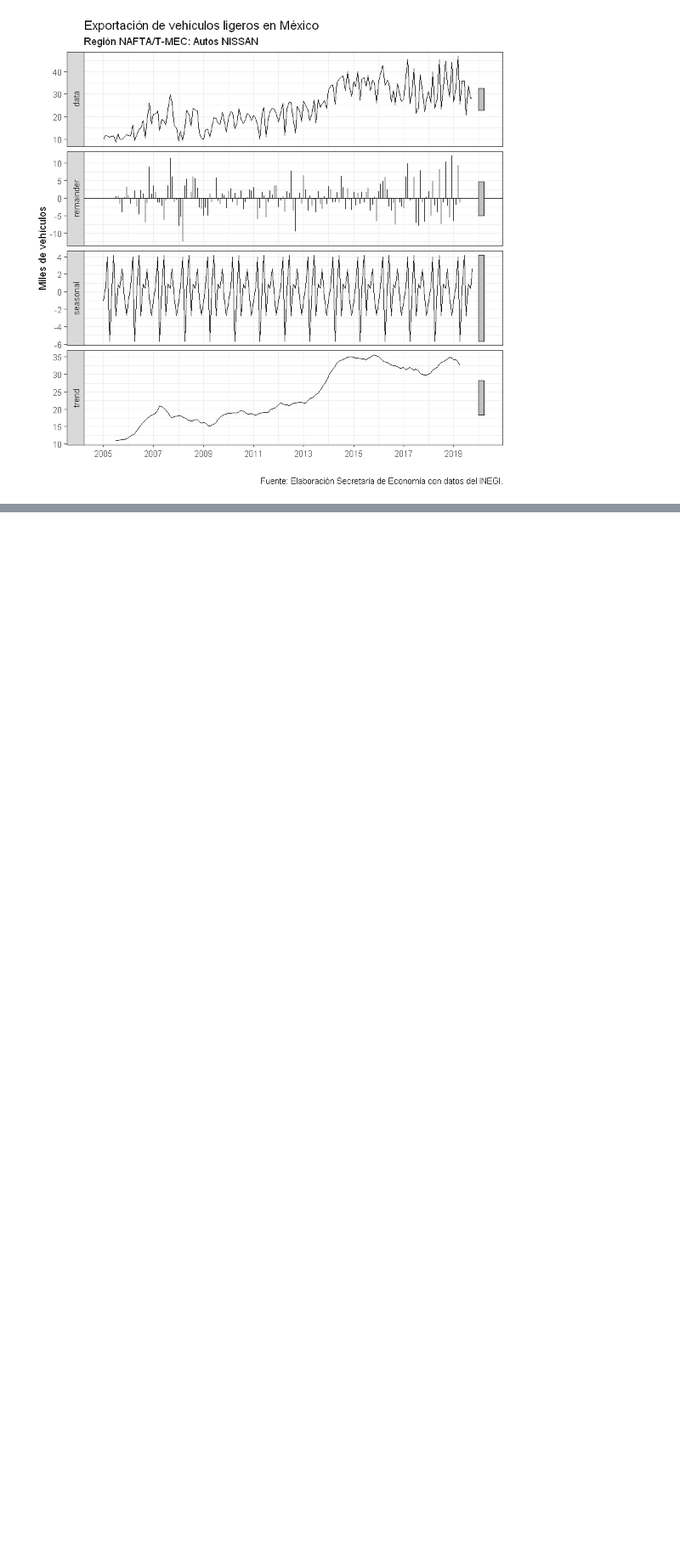
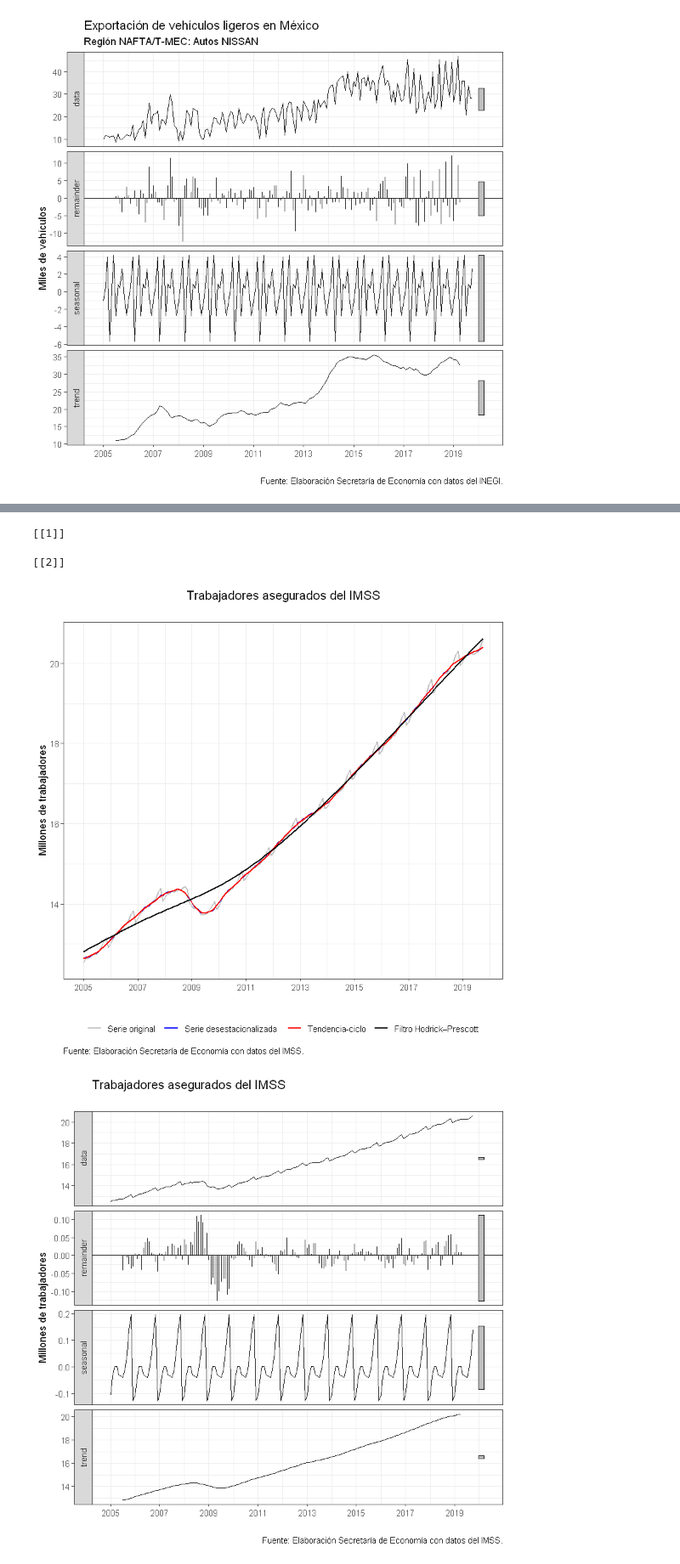
Before and after one commit to PedroJMA/dossier, a Jupyter notebook: jupyter/vehlig_sa.ipynb, the cells around one changed output, grey strips where cells are left out. Shown at 85% size. Drawn from its saved outputs; the diff is of its cells as text; code cells hidden in the pictures; blank space fills up the shorter version.

```diff
--- a/jupyter/vehlig_sa.ipynb
+++ b/jupyter/vehlig_sa.ipynb
@@ -620,0 +623,15 @@ autos_sa(var,db,vti,vsub,vfuente,units,vunits)
+# %%
+var <- "trabajadores"
+db <- wrk
+vti <- "Trabajadores asegurados del IMSS"
+vsub <- ""
+vfuente <- "IMSS."
+units <- 1000000
+vunits <- "Millones de trabajadores"
+autos_sa(var,db,vti,vsub,vfuente,units,vunits)
+# %% [output]
+[[1]]
+
+[[2]]
+[figure, added]
+[figure, added]
```
Also changed, not shown: parts of 10 cells of this notebook.
